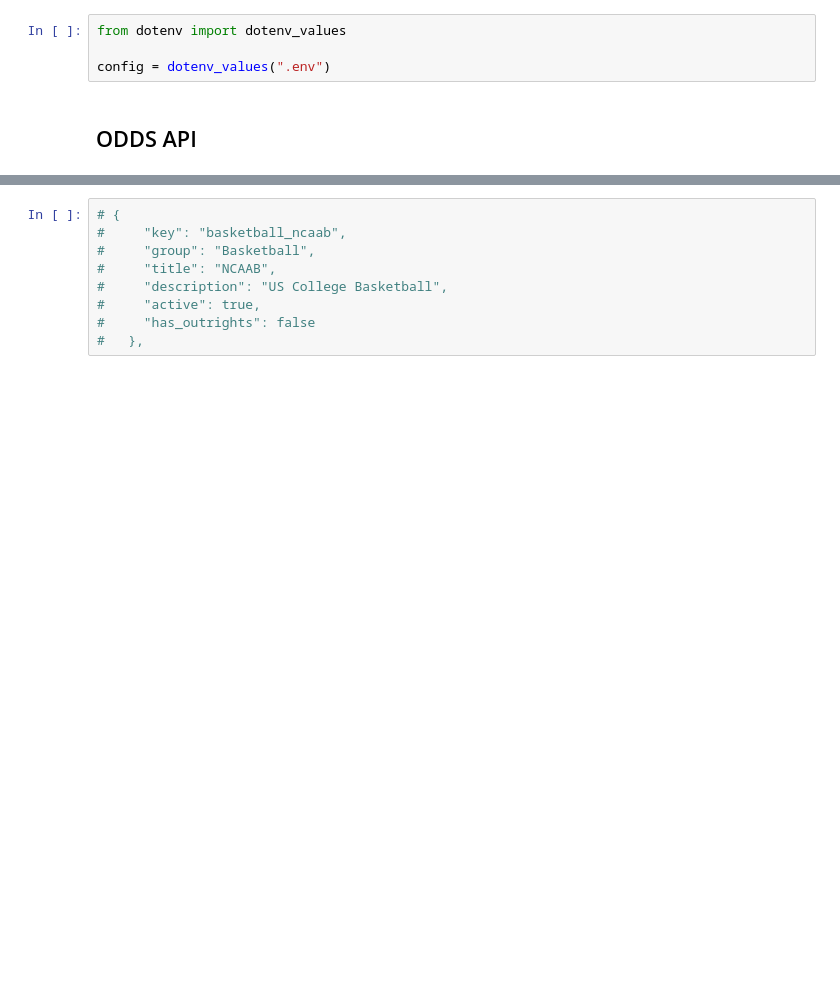
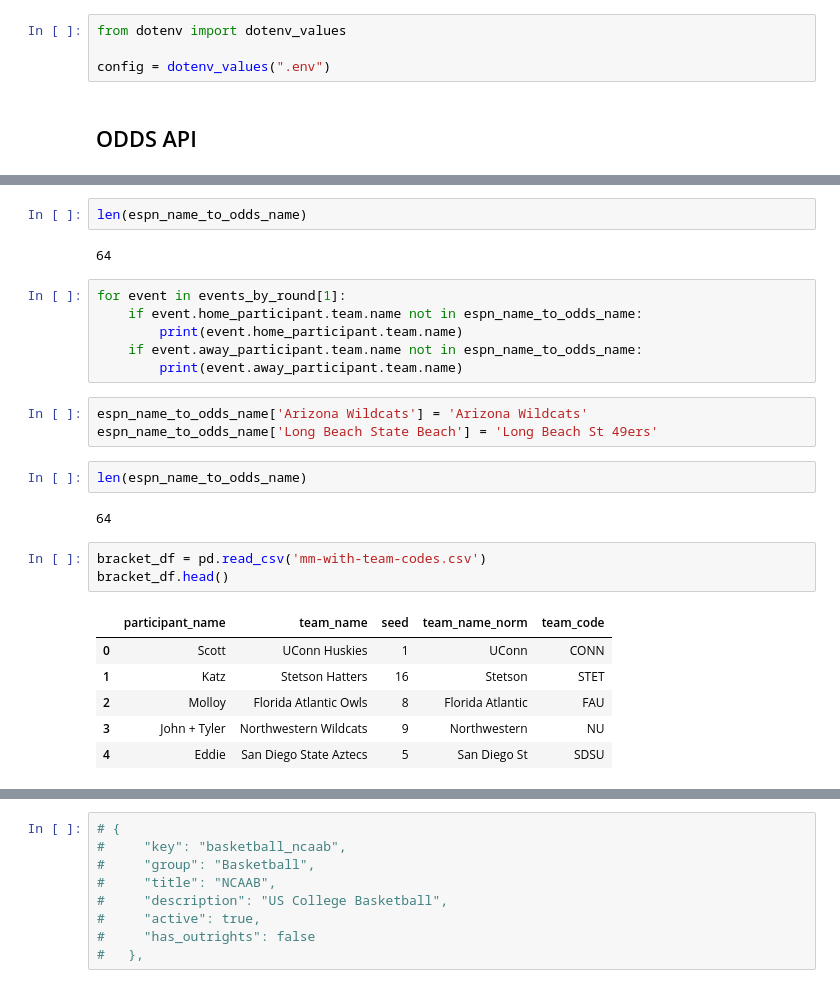
Before and after one commit to john-heyer/madness, a Jupyter notebook: api_exploration.ipynb, the cells around one changed output, grey strips where cells are left out. Saved outputs shown, nothing was run; the diff lists cells and outputs as text; blank space fills up the shorter version.

```diff
--- a/api_exploration.ipynb
+++ b/api_exploration.ipynb
@@ -15,0 +187,27 @@ config = dotenv_values(".env")
+# %%
+len(espn_name_to_odds_name)
+# %% [output]
+64
+# %%
+for event in events_by_round[1]:
+    if event.home_participant.team.name not in espn_name_to_odds_name:
+        print(event.home_participant.team.name)
+    if event.away_participant.team.name not in espn_name_to_odds_name:
+        print(event.away_participant.team.name)
+# %%
+espn_name_to_odds_name['Arizona Wildcats'] = 'Arizona Wildcats'
+espn_name_to_odds_name['Long Beach State Beach'] = 'Long Beach St 49ers'
+# %%
+len(espn_name_to_odds_name)
+# %% [output]
+64
+# %%
+bracket_df = pd.read_csv('mm-with-team-codes.csv')
+bracket_df.head()
+# %% [output]
+|  | participant_name | team_name | seed | team_name_norm | team_code |
+| 0 | Scott | UConn Huskies | 1 | UConn | CONN |
+| 1 | Katz | Stetson Hatters | 16 | Stetson | STET |
+| 2 | Molloy | Florida Atlantic Owls | 8 | Florida Atlantic | FAU |
+| 3 | John + Tyler | Northwestern Wildcats | 9 | Northwestern | NU |
+| 4 | Eddie | San Diego State Aztecs | 5 | San Diego St | SDSU |
```
Also changed, not shown: parts of 45 cells of this notebook, 3 other files.
